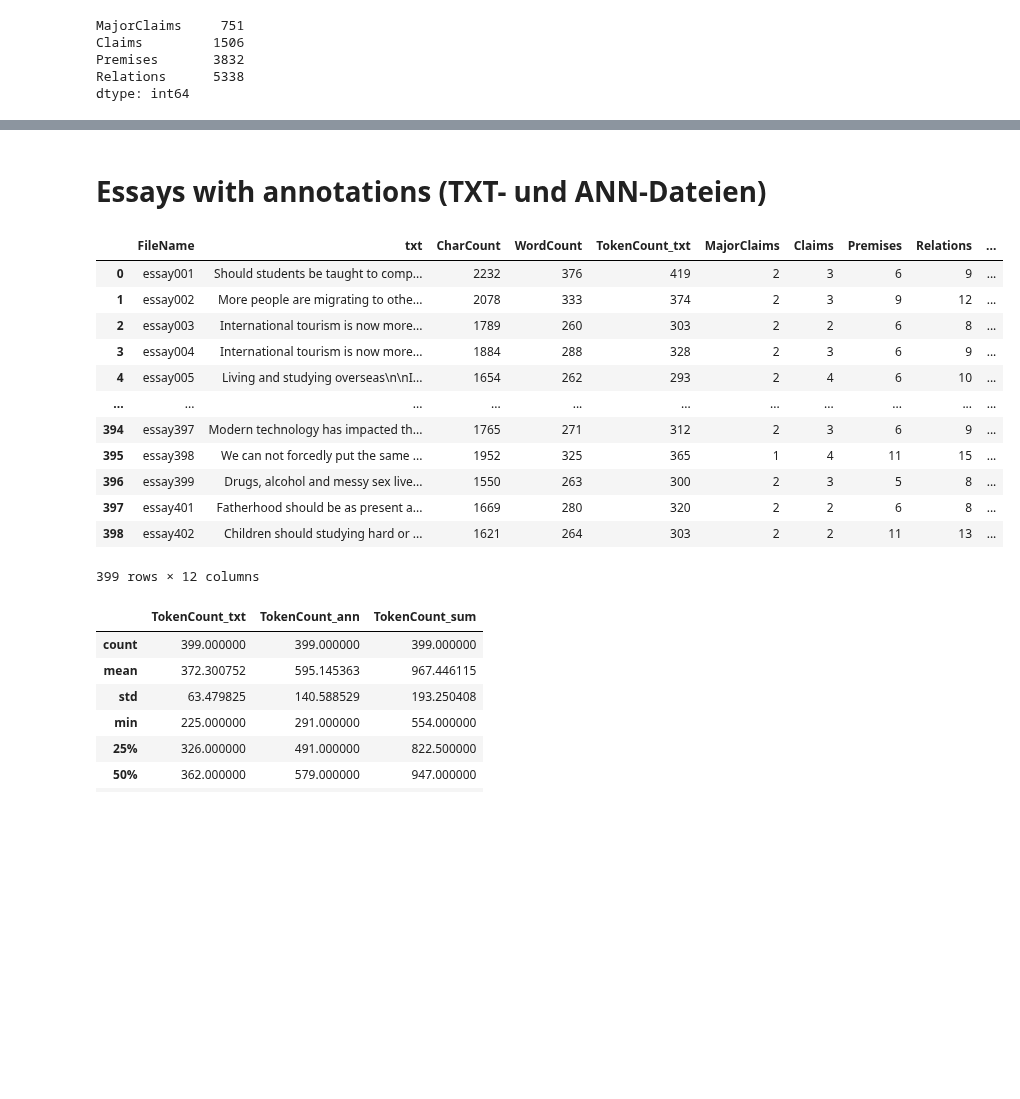
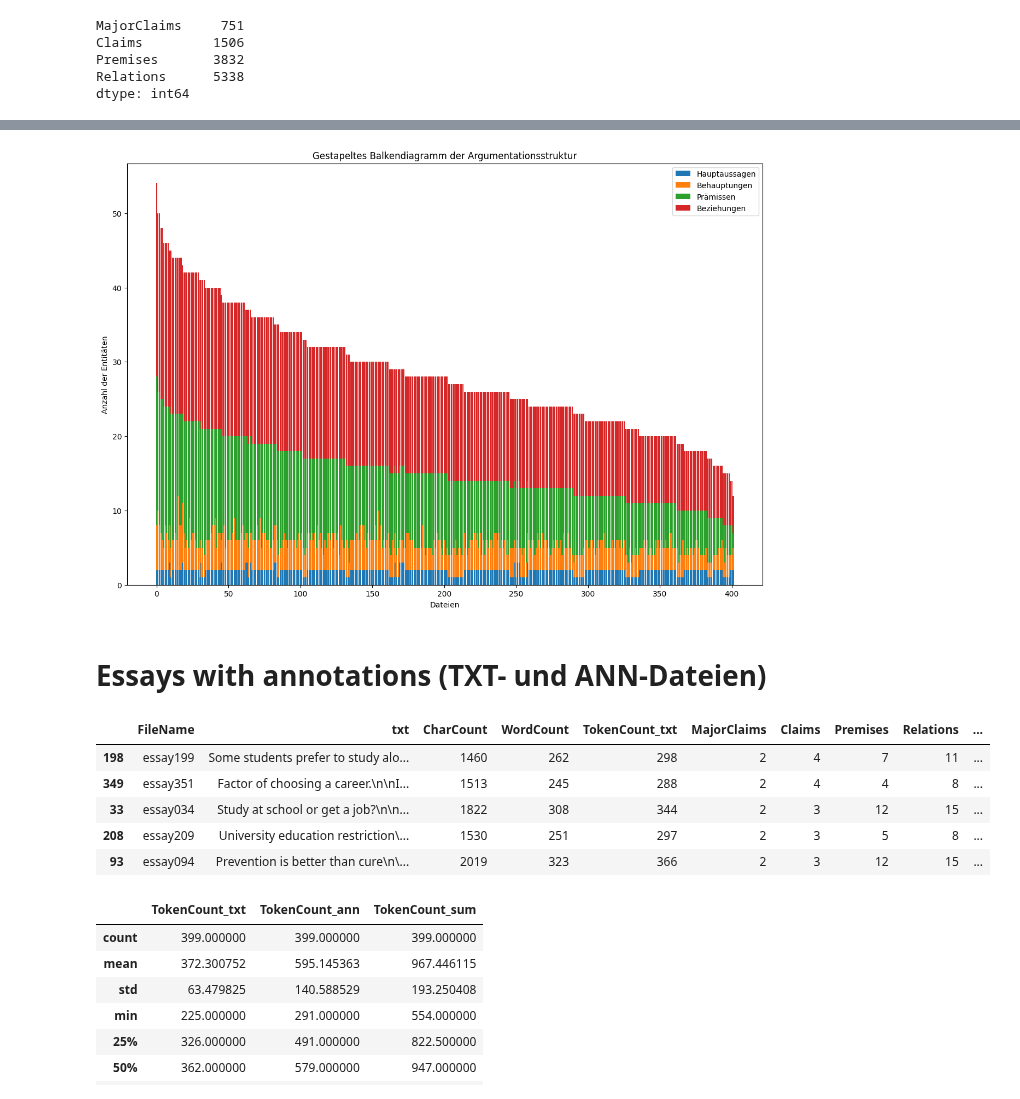
Before and after one commit to BF-DS/argument-mining, a Jupyter notebook: 1.EDA.ipynb, the cells around one changed output, grey strips where cells are left out. Cells and saved outputs as stored; diff of their text form; code cells hidden in the pictures; blank space fills up the shorter version.

```diff
--- a/1.EDA.ipynb
+++ b/1.EDA.ipynb
@@ -64,24 +59,3 @@ It is always said that competition can effectively promote the development of ec
 First of all, through cooperation, children can learn about interpersonal skills which are significant in the future life of all students. What we acquired from team work is not only how to achieve th ...
 On the other hand, the significance of competition is that how to become more excellence to gain the victory. Hence it is always said that competition makes the society more effective. However, when w ...
 Consequently, no matter from the view of individual development or the relationship between competition and cooperation we can receive the same conclusion that a more cooperative attitudes towards lif ...
-# %%
-def calculate_txt_file_lengths(files_path_list):
-    """
-    Calculate the number of characters, words and tokens in each file in the given directory.
-    """
-    file_lengths = []
-
-    for file_path in files_path_list:
-        with open(file_path, 'r') as f:
-            content = f.read()
-            char_count = len(content) # count characters
-            word_count = len(content.split()) # count words
-            token_count = num_tokens_from_string(content, model_id) # count tokens
-            file_lengths.append({'FileName': os.path.basename(file_path),
-                                 'txt': content,
-                                 'CharCount': char_count,
-                                 'WordCount': word_count,
-                                 'TokenCount_txt': token_count})
-
-    df_lengths = pd.DataFrame(file_lengths)
-    return df_lengths
@@ -104,0 +62,6 @@ txt_lengths_df
+# %%
+# Texte laden und Anzahl an Wörtern, Zeichen und Tokens berechnen
+model_id = "gpt-4o-mini-2024-07-18"
+
+txt_lengths_df = calculate_txt_file_lengths(files_directory_txt, model_id)
+txt_lengths_df
@@ -305,5 +225,6 @@ def count_entities(files_list):
 # %%
-count_df = count_entities(files_directory_ann)
+# Anzahl MajorClaims, Claims, Premissen und Beziehungen zählen
+count_df = count_entities(files_directory_ann, model_id)
 
 # sort the files by the number of entities
 count_df = count_df.sort_values(by=['Total'], ascending=False)
@@ -407,27 +299,43 @@ plt.legend()
+# %%
+# Gestapeltes Balkendiagramm für die Anzahl der Entitäten in jeder Datei plotten
+fig, ax = plt.subplots(figsize=(15, 10))
+
+barWidth = 1
+r = range(len(count_df))
+
+mc_count = count_df['MajorClaims']
+c_count = count_df['Claims']
+p_count = count_df['Premises']
+r_count = count_df['Relations']
+
+plt.bar(r, mc_count, label='Hauptaussagen')
+plt.bar(r, c_count, bottom=mc_count, label='Behauptungen')
+plt.bar(r, p_count, bottom=mc_count + c_count, label='Prämissen')
+plt.bar(r, r_count, bottom=mc_count + c_count + p_count, label='Beziehungen')
+plt.legend()
+plt.xlabel('Dateien')
+plt.ylabel('Anzahl der Entitäten')
+plt.title('Gestapeltes Balkendiagramm der Argumentationsstruktur')
+plt.show()
+# %% [output]
+[figure, added]
 # %% [markdown]
 # Essays with annotations (TXT- und ANN-Dateien)
 # %%
-# combine the text and annotation dataframes using the file name without the extension
+# Kombinieren der Text- und Annotations-Datenrahmen anhand des Dateinamens ohne Erweiterung
 txt_lengths_df.loc[:, 'FileName'] = txt_lengths_df['FileName'].str.replace('.txt', '')
 count_df.loc[:, 'FileName'] = count_df['FileName'].str.replace('.ann', '')
 
 combined_df = pd.merge(left=txt_lengths_df, right=count_df, on='FileName')
 combined_df['TokenCount_sum'] = combined_df['TokenCount_txt'] + combined_df['TokenCount_ann']
-combined_df
+combined_df.sample(5, random_state=42)
 # %% [output]
 |  | FileName | txt | CharCount | WordCount | TokenCount_txt | MajorClaims | Claims | Premises | Relations | ... |
-| 0 | essay001 | Should students be taught to comp... | 2232 | 376 | 419 | 2 | 3 | 6 | 9 | ... |
-| 1 | essay002 | More people are migrating to othe... | 2078 | 333 | 374 | 2 | 3 | 9 | 12 | ... |
-| 2 | essay003 | International tourism is now more... | 1789 | 260 | 303 | 2 | 2 | 6 | 8 | ... |
-| 3 | essay004 | International tourism is now more... | 1884 | 288 | 328 | 2 | 3 | 6 | 9 | ... |
-| 4 | essay005 | Living and studying overseas\n\nI... | 1654 | 262 | 293 | 2 | 4 | 6 | 10 | ... |
-| ... | ... | ... | ... | ... | ... | ... | ... | ... | ... | ... |
-| 394 | essay397 | Modern technology has impacted th... | 1765 | 271 | 312 | 2 | 3 | 6 | 9 | ... |
-| 395 | essay398 | We can not forcedly put the same ... | 1952 | 325 | 365 | 1 | 4 | 11 | 15 | ... |
-| 396 | essay399 | Drugs, alcohol and messy sex live... | 1550 | 263 | 300 | 2 | 3 | 5 | 8 | ... |
-| 397 | essay401 | Fatherhood should be as present a... | 1669 | 280 | 320 | 2 | 2 | 6 | 8 | ... |
-| 398 | essay402 | Children should studying hard or ... | 1621 | 264 | 303 | 2 | 2 | 11 | 13 | ... |
+| 198 | essay199 | Some students prefer to study alo... | 1460 | 262 | 298 | 2 | 4 | 7 | 11 | ... |
+| 349 | essay351 | Factor of choosing a career.\n\nI... | 1513 | 245 | 288 | 2 | 4 | 4 | 8 | ... |
+| 33 | essay034 | Study at school or get a job?\n\n... | 1822 | 308 | 344 | 2 | 3 | 12 | 15 | ... |
+| 208 | essay209 | University education restriction\... | 1530 | 251 | 297 | 2 | 3 | 5 | 8 | ... |
+| 93 | essay094 | Prevention is better than cure\n\... | 2019 | 323 | 366 | 2 | 3 | 12 | 15 | ... |
-399 rows × 12 columns
 # %%
 combined_df[['TokenCount_txt', 'TokenCount_ann', 'TokenCount_sum']].describe()
 # %% [output]
```
Also changed, not shown: parts of 19 cells of this notebook, 3 other files.
